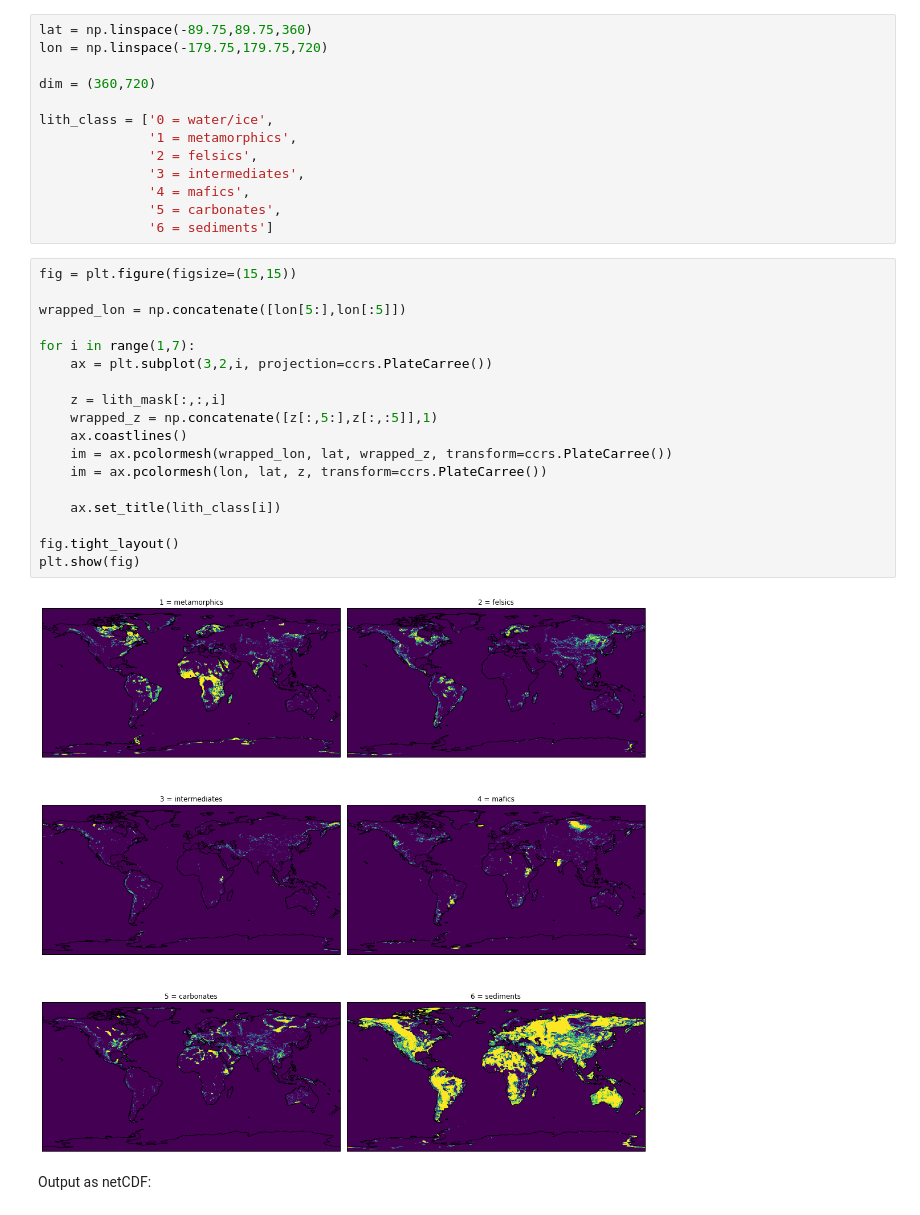
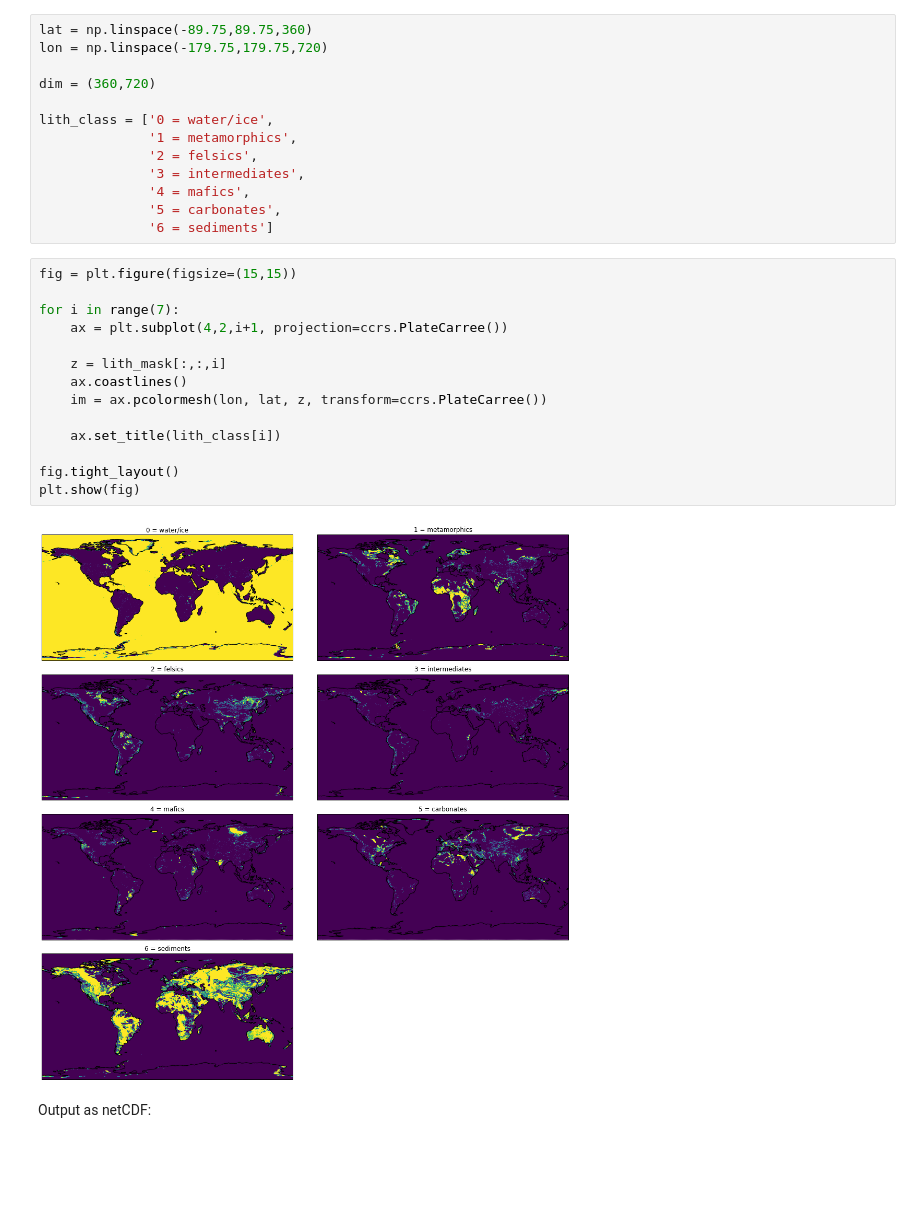
Before and after one commit to Swanson-Hysell-Group/GEOCLIM_Modern, a Jupyter notebook: Code/Notebooks/lithology_masks_7d.ipynb, the cells around one changed output. Drawn from its saved outputs; the diff is of its cells as text; blank space fills up the shorter version.

```diff
--- a/Code/Notebooks/lithology_masks_7d.ipynb
+++ b/Code/Notebooks/lithology_masks_7d.ipynb
@@ -324,23 +324,19 @@ lith_class = ['0 = water/ice',
 # %%
 fig = plt.figure(figsize=(15,15))
 
-wrapped_lon = np.concatenate([lon[5:],lon[:5]])
-
-for i in range(1,7):
-    ax = plt.subplot(3,2,i, projection=ccrs.PlateCarree())
+for i in range(7):
+    ax = plt.subplot(4,2,i+1, projection=ccrs.PlateCarree())
 
     z = lith_mask[:,:,i]
-    wrapped_z = np.concatenate([z[:,5:],z[:,:5]],1)
     ax.coastlines()
-    im = ax.pcolormesh(wrapped_lon, lat, wrapped_z, transform=ccrs.PlateCarree())
     im = ax.pcolormesh(lon, lat, z, transform=ccrs.PlateCarree())
 
     ax.set_title(lith_class[i])
 
 fig.tight_layout()
 plt.show(fig)
 # %% [output]
-[figure, old version]
+[figure, new version]
 # %% [markdown]
 Output as netCDF:
 # %%
```
Also changed, not shown: parts of 23 cells of this notebook, 23 other files.
